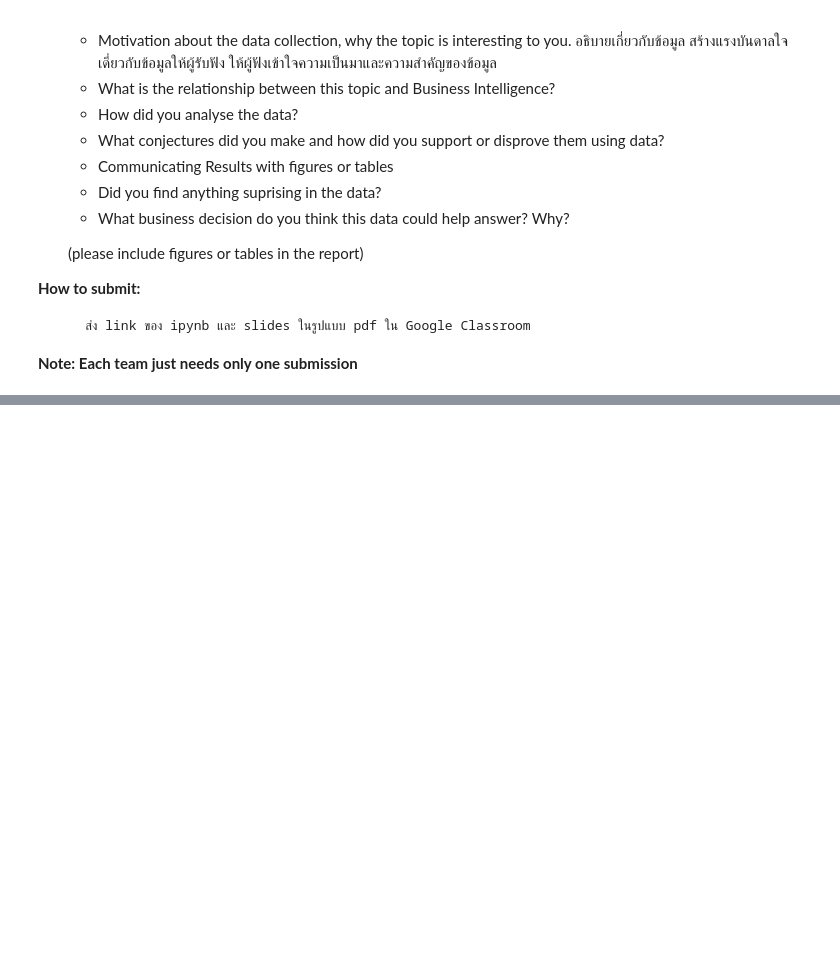
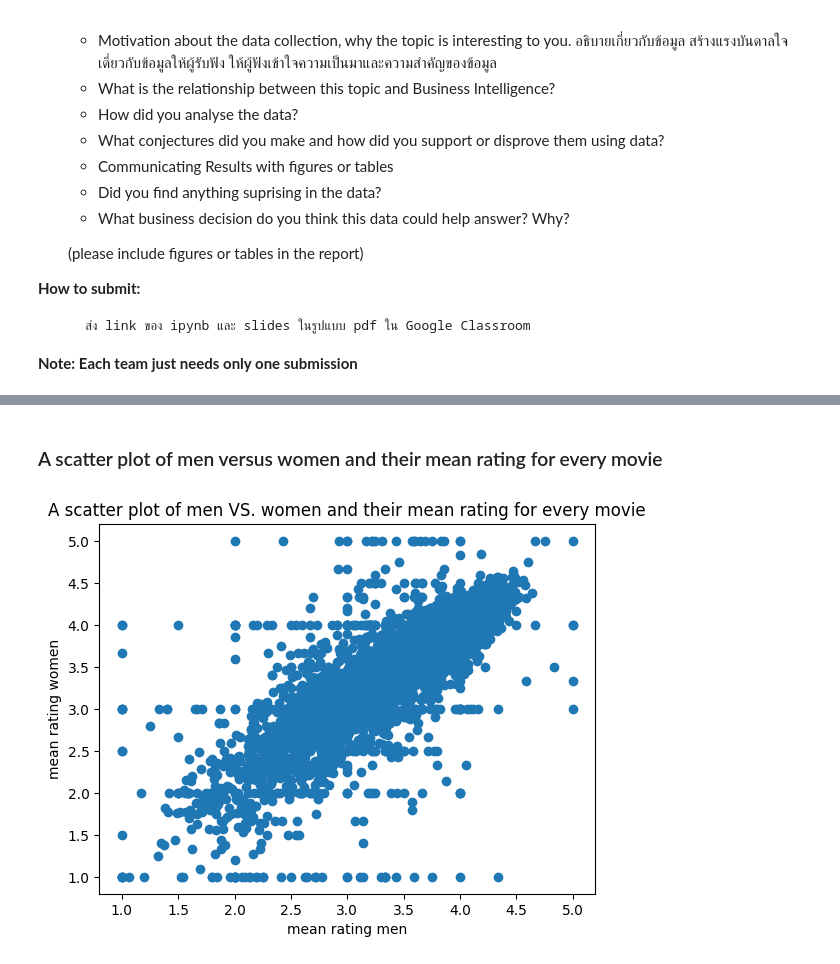
Before and after one commit to Pimchanok6430205105/Data_preparation, a Jupyter notebook: Project2_66_PTJL.ipynb, the cells around one changed output, grey strips where cells are left out. Drawn from its saved outputs; the diff is of its cells as text; code cells hidden in the pictures; blank space fills up the shorter version.

```diff
--- a/Project2_66_PTJL.ipynb
+++ b/Project2_66_PTJL.ipynb
@@ -335,0 +410,19 @@ Conjecture 3: Men and women more similar when they watch Action, Drama, War, and
+# %% [markdown]
+### A scatter plot of men versus women and their mean rating for every movie
+# %%
+#-------------------------------
+data_M_and_F = df_use[['Title','Gender','Rating']]
+data_Male = data_M_and_F[data_M_and_F['Gender']=='M']
+data_Female = data_M_and_F[data_M_and_F['Gender']=='F']
+data_Male_Mean = data_Male.groupby('Title').mean()
+data_Female_Mean = data_Female.groupby('Title').mean()
+data_plot = data_Male_Mean.merge(data_Female_Mean,how='left',on='Title')
+data_plot_nonna = data_plot.dropna()
+plt.scatter(data_plot_nonna['Rating_x'], data_plot_nonna['Rating_y'])
+plt.title('A scatter plot of men VS. women and their mean rating for every movie')
+plt.xlabel('mean rating men')
+plt.ylabel('mean rating women')
+plt.show()
+#-------------------------------
+# %% [output]
+[figure, added]
```
Also changed, not shown: parts of 19 cells of this notebook.
